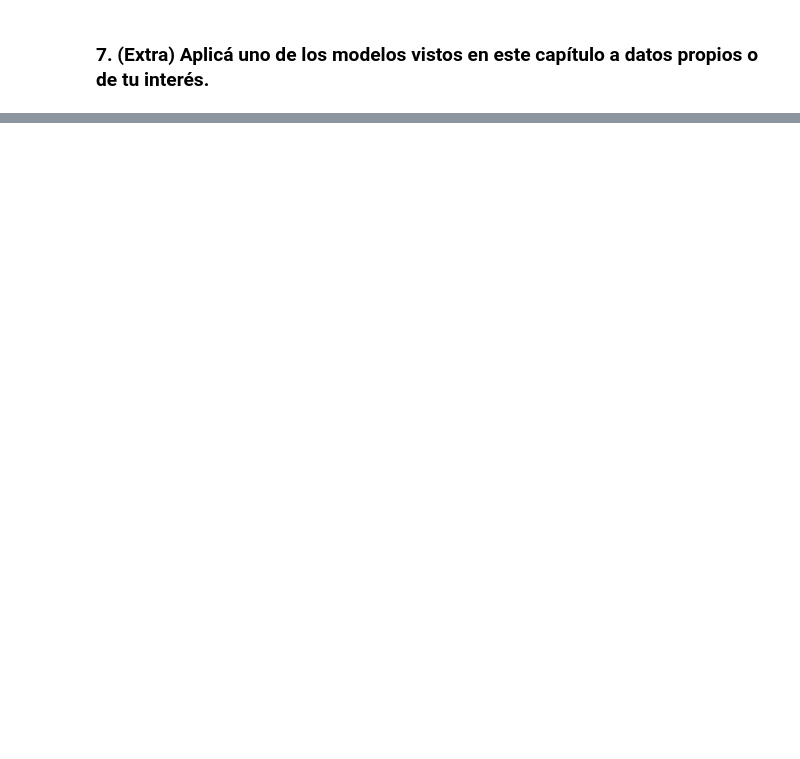
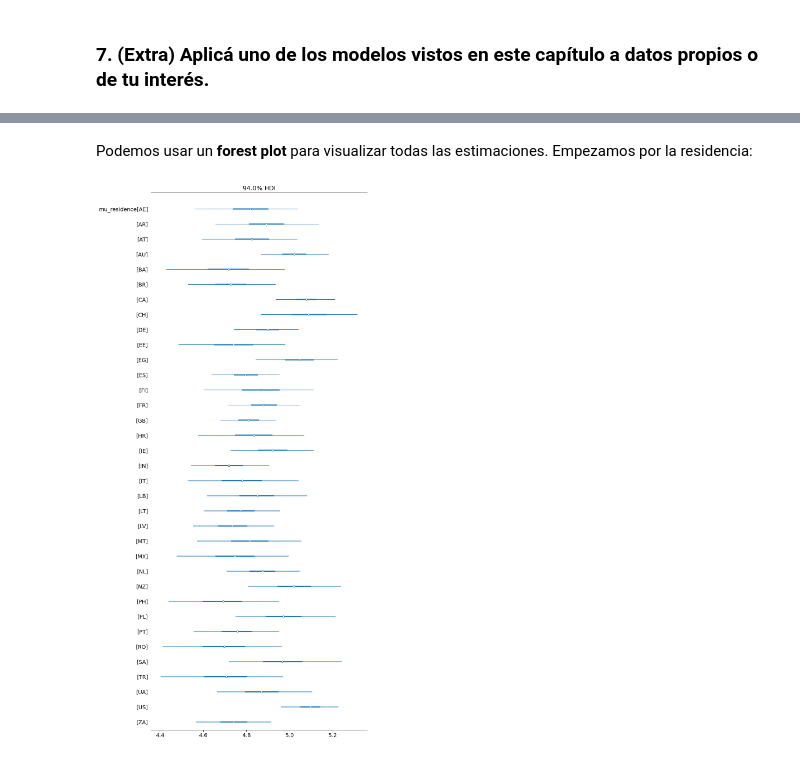
Before and after one commit to Gerardo1909/EEI2_ejercicios, a Jupyter notebook: ejercicios/modulo3.ipynb, the cells around one changed output, grey strips where cells are left out. Saved outputs shown, nothing was run; the diff lists cells and outputs as text; code cells hidden in the pictures; blank space fills up the shorter version.

```diff
--- a/ejercicios/modulo3.ipynb
+++ b/ejercicios/modulo3.ipynb
@@ -37,0 +734,13 @@ os.environ["PATH"] += os.pathsep + 'C:/Program Files/Graphviz/bin/'
+# %% [markdown]
+Podemos usar un **forest plot** para visualizar todas las estimaciones. Empezamos por la residencia:
+# %%
+az.plot_forest(
+    idata_salarios,
+    var_names=["mu_residence"],
+    combined=True,
+    r_hat=False,
+    figsize=(10, 25)
+)
+plt.show()
+# %% [output]
+[figure, added]
```
Also changed, not shown: parts of 53 cells of this notebook, 3 other files.
